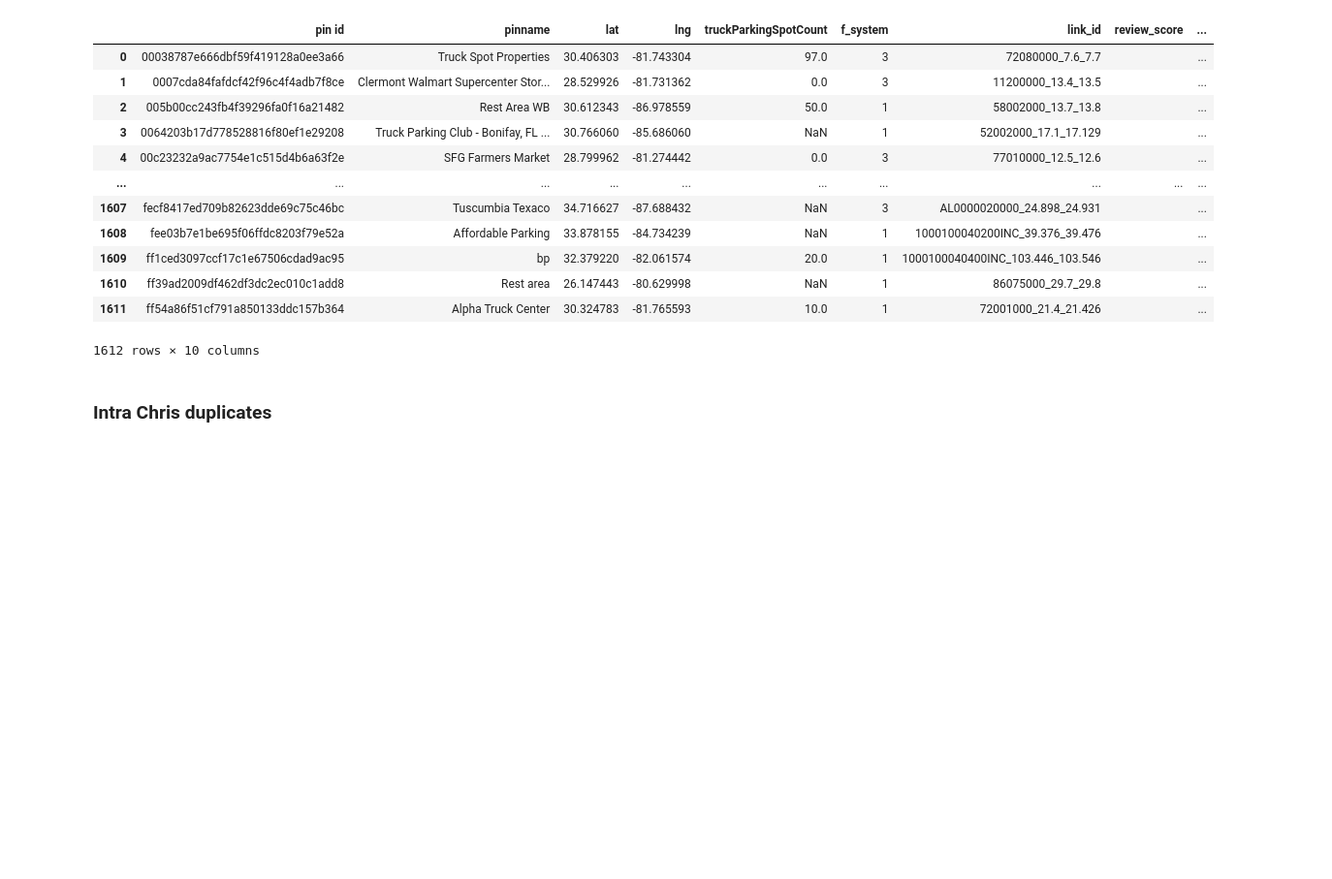
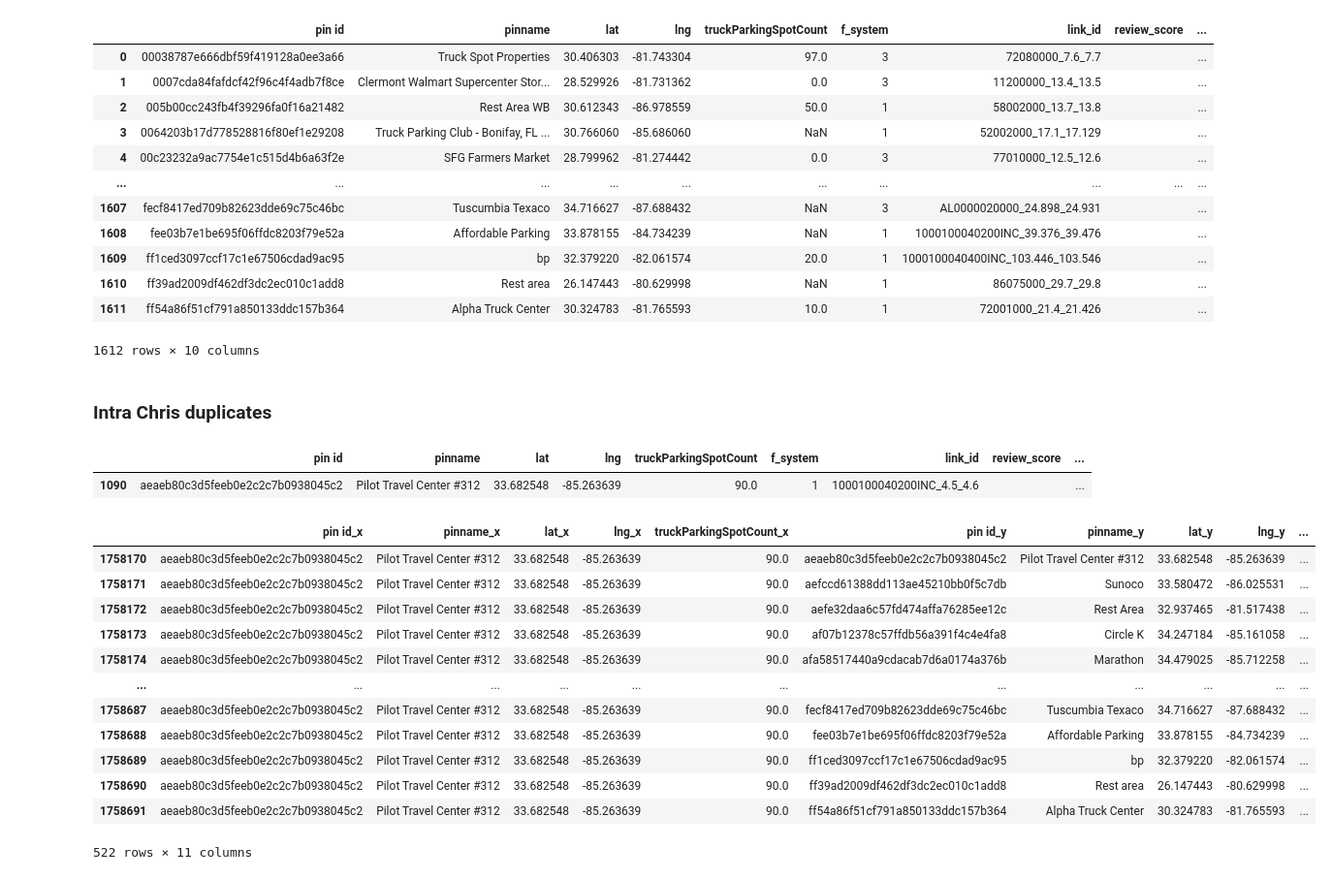
Before and after one commit to Bhavya-Budhia/TruckParking, a Jupyter notebook: model_stops.ipynb, the cells around one changed output. Shown at 97% size. Drawn from its saved outputs; the diff is of its cells as text; code cells hidden in the pictures; blank space fills up the shorter version.

```diff
--- a/model_stops.ipynb
+++ b/model_stops.ipynb
@@ -187,4 +228,9 @@ stop_tab_df
 1612 rows × 10 columns
 # %% [markdown]
 ### Intra Chris duplicates
+# %%
+stop_tab_df[stop_tab_df["pin id"] == "aeaeb80c3d5feeb0e2c2c7b0938045c2"]
+# %% [output]
+|  | pin id | pinname | lat | lng | truckParkingSpotCount | f_system | link_id | review_score | ... |
+| 1090 | aeaeb80c3d5feeb0e2c2c7b0938045c2 | Pilot Travel Center #312 | 33.682548 | -85.263639 | 90.0 | 1 | 1000100040200INC_4.5_4.6 |  | ... |
 # %%
@@ -199 +245,17 @@ a = a[a["distance_miles"] < .1].copy()
+# %%
+a[a["pin id_x"] == "aeaeb80c3d5feeb0e2c2c7b0938045c2"]
+# %% [output]
+|  | pin id_x | pinname_x | lat_x | lng_x | truckParkingSpotCount_x | pin id_y | pinname_y | lat_y | lng_y | ... |
+| 1758170 | aeaeb80c3d5feeb0e2c2c7b0938045c2 | Pilot Travel Center #312 | 33.682548 | -85.263639 | 90.0 | aeaeb80c3d5feeb0e2c2c7b0938045c2 | Pilot Travel Center #312 | 33.682548 | -85.263639 | ... |
+| 1758171 | aeaeb80c3d5feeb0e2c2c7b0938045c2 | Pilot Travel Center #312 | 33.682548 | -85.263639 | 90.0 | aefccd61388dd113ae45210bb0f5c7db | Sunoco | 33.580472 | -86.025531 | ... |
+| 1758172 | aeaeb80c3d5feeb0e2c2c7b0938045c2 | Pilot Travel Center #312 | 33.682548 | -85.263639 | 90.0 | aefe32daa6c57fd474affa76285ee12c | Rest Area | 32.937465 | -81.517438 | ... |
+| 1758173 | aeaeb80c3d5feeb0e2c2c7b0938045c2 | Pilot Travel Center #312 | 33.682548 | -85.263639 | 90.0 | af07b12378c57ffdb56a391f4c4e4fa8 | Circle K | 34.247184 | -85.161058 | ... |
+| 1758174 | aeaeb80c3d5feeb0e2c2c7b0938045c2 | Pilot Travel Center #312 | 33.682548 | -85.263639 | 90.0 | afa58517440a9cdacab7d6a0174a376b | Marathon | 34.479025 | -85.712258 | ... |
+| ... | ... | ... | ... | ... | ... | ... | ... | ... | ... | ... |
+| 1758687 | aeaeb80c3d5feeb0e2c2c7b0938045c2 | Pilot Travel Center #312 | 33.682548 | -85.263639 | 90.0 | fecf8417ed709b82623dde69c75c46bc | Tuscumbia Texaco | 34.716627 | -87.688432 | ... |
+| 1758688 | aeaeb80c3d5feeb0e2c2c7b0938045c2 | Pilot Travel Center #312 | 33.682548 | -85.263639 | 90.0 | fee03b7e1be695f06ffdc8203f79e52a | Affordable Parking | 33.878155 | -84.734239 | ... |
+| 1758689 | aeaeb80c3d5feeb0e2c2c7b0938045c2 | Pilot Travel Center #312 | 33.682548 | -85.263639 | 90.0 | ff1ced3097ccf17c1e67506cdad9ac95 | bp | 32.379220 | -82.061574 | ... |
+| 1758690 | aeaeb80c3d5feeb0e2c2c7b0938045c2 | Pilot Travel Center #312 | 33.682548 | -85.263639 | 90.0 | ff39ad2009df462df3dc2ec010c1add8 | Rest area | 26.147443 | -80.629998 | ... |
+| 1758691 | aeaeb80c3d5feeb0e2c2c7b0938045c2 | Pilot Travel Center #312 | 33.682548 | -85.263639 | 90.0 | ff54a86f51cf791a850133ddc157b364 | Alpha Truck Center | 30.324783 | -81.765593 | ... |
+522 rows × 11 columns
 # %%
```
Also changed, not shown: parts of 28 cells of this notebook, 1 other file.
